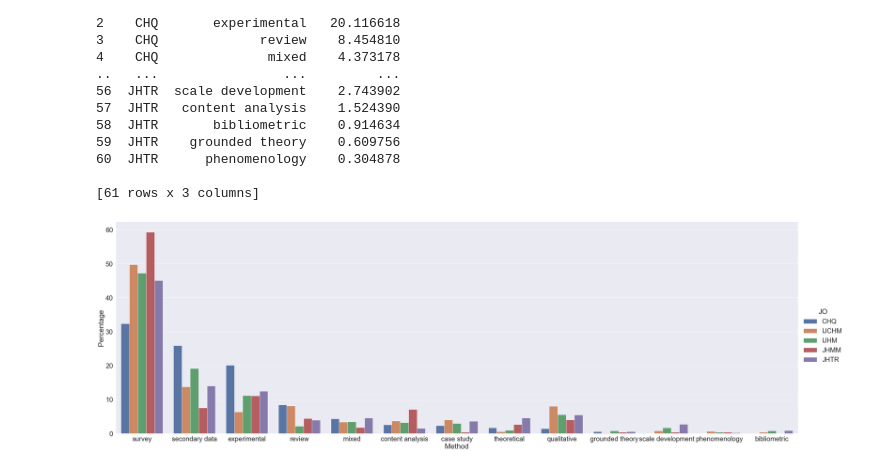
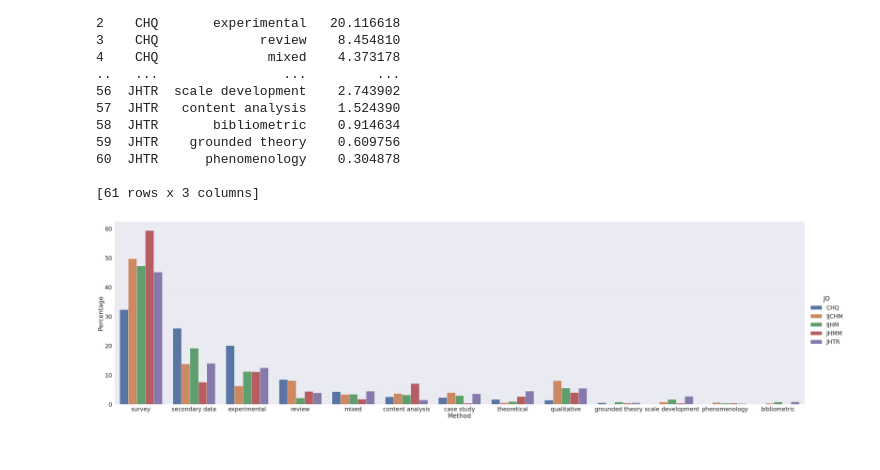
Before and after one commit to kurtsenol/machine-learning, a Jupyter notebook: TopicModeling/Methodology/paper_method_analysis_2.ipynb, the cells around one changed output. Saved outputs shown, nothing was run; the diff lists cells and outputs as text; code cells hidden in the pictures.

```diff
--- a/TopicModeling/Methodology/paper_method_analysis_2.ipynb
+++ b/TopicModeling/Methodology/paper_method_analysis_2.ipynb
@@ -376,6 +376,6 @@ print(df_gr)
 # %%
 sns.set(font_scale=2.2)
 
-sns.catplot(x="Method", y= "Percentage", hue="JO", data=df_gr, kind="bar", height=12, aspect=3);
+sns.catplot(x="Method", y= "Percentage", hue="JO", data=df_gr, kind="bar", height=12, aspect=3.5);
 # %% [output]
-[figure, old version]
+[figure, new version]
```
Also changed, not shown: parts of 19 cells of this notebook.
